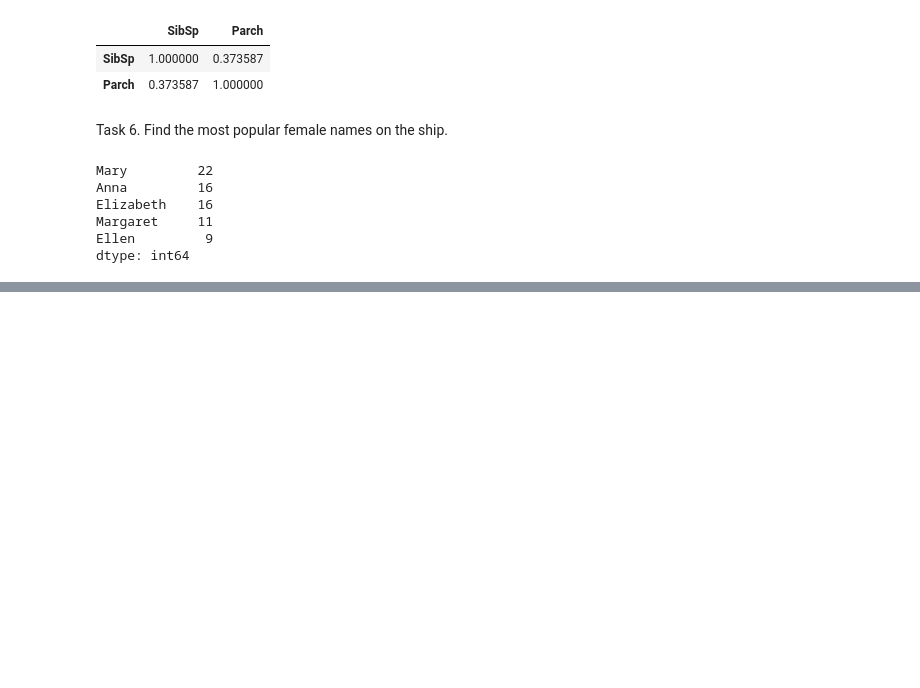
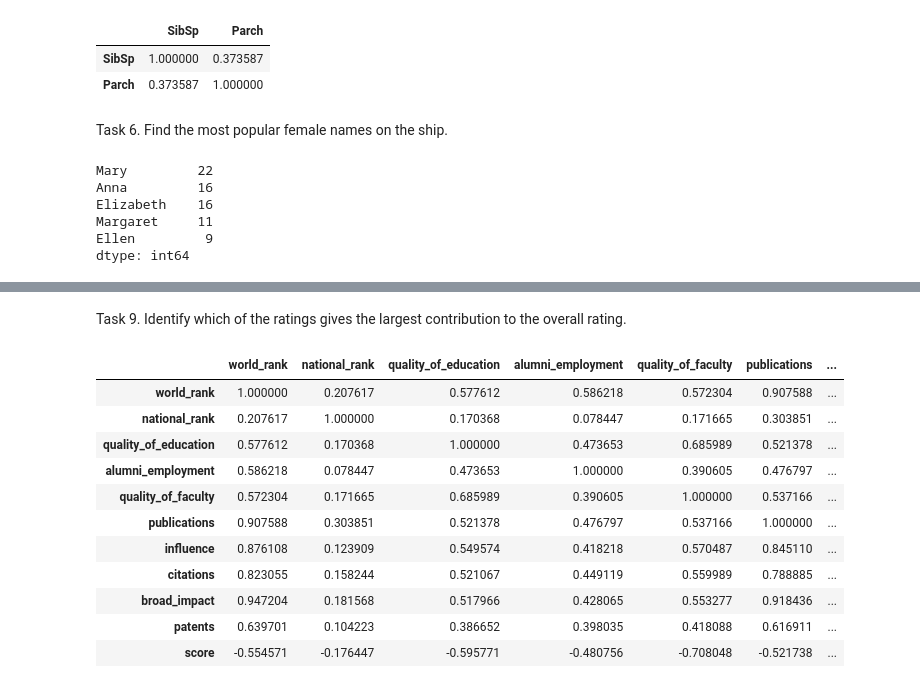
Before and after one commit to anastasiiakhil/Intro_to_DS, a Jupyter notebook: lab3.ipynb, the cells around one changed output, grey strips where cells are left out. Drawn from its saved outputs; the diff is of its cells as text; code cells hidden in the pictures; blank space fills up the shorter version.

```diff
--- a/lab3.ipynb
+++ b/lab3.ipynb
@@ -87,0 +92,3 @@ dtype: int64
+# %%
+university_data = pd.read_csv('data/cwurData.csv')
+university_data.head()
@@ -87,0 +104,4 @@ dtype: int64
+# %%
+university_data_2015 = university_data[university_data['year'] == 2015]
+university_data_2015 = university_data_2015.reset_index().drop(columns=['index'])
+university_data_2015.head()
@@ -87,0 +220,17 @@ dtype: int64
+# %% [markdown]
+Task 9. Identify which of the ratings gives the largest contribution to the overall rating.
+# %%
+university_data_2015.loc[:, university_data_2015.columns != 'year'].corr()
+# %% [output]
+|  | world_rank | national_rank | quality_of_education | alumni_employment | quality_of_faculty | publications | ... |
+| world_rank | 1.000000 | 0.207617 | 0.577612 | 0.586218 | 0.572304 | 0.907588 | ... |
+| national_rank | 0.207617 | 1.000000 | 0.170368 | 0.078447 | 0.171665 | 0.303851 | ... |
+| quality_of_education | 0.577612 | 0.170368 | 1.000000 | 0.473653 | 0.685989 | 0.521378 | ... |
+| alumni_employment | 0.586218 | 0.078447 | 0.473653 | 1.000000 | 0.390605 | 0.476797 | ... |
+| quality_of_faculty | 0.572304 | 0.171665 | 0.685989 | 0.390605 | 1.000000 | 0.537166 | ... |
+| publications | 0.907588 | 0.303851 | 0.521378 | 0.476797 | 0.537166 | 1.000000 | ... |
+| influence | 0.876108 | 0.123909 | 0.549574 | 0.418218 | 0.570487 | 0.845110 | ... |
+| citations | 0.823055 | 0.158244 | 0.521067 | 0.449119 | 0.559989 | 0.788885 | ... |
+| broad_impact | 0.947204 | 0.181568 | 0.517966 | 0.428065 | 0.553277 | 0.918436 | ... |
+| patents | 0.639701 | 0.104223 | 0.386652 | 0.398035 | 0.418088 | 0.616911 | ... |
+| score | -0.554571 | -0.176447 | -0.595771 | -0.480756 | -0.708048 | -0.521738 | ... |
```
Also changed, not shown: parts of 20 cells of this notebook.
